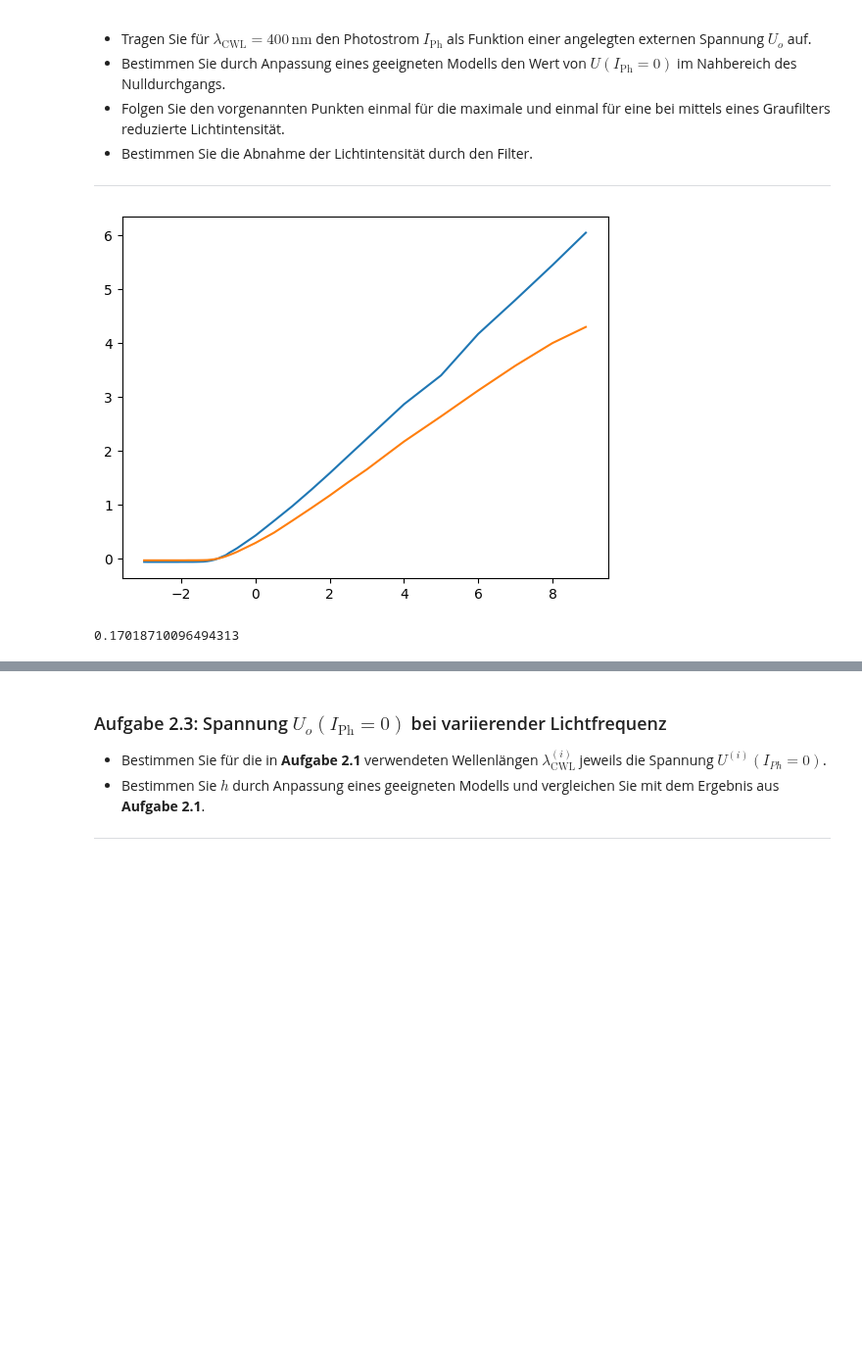
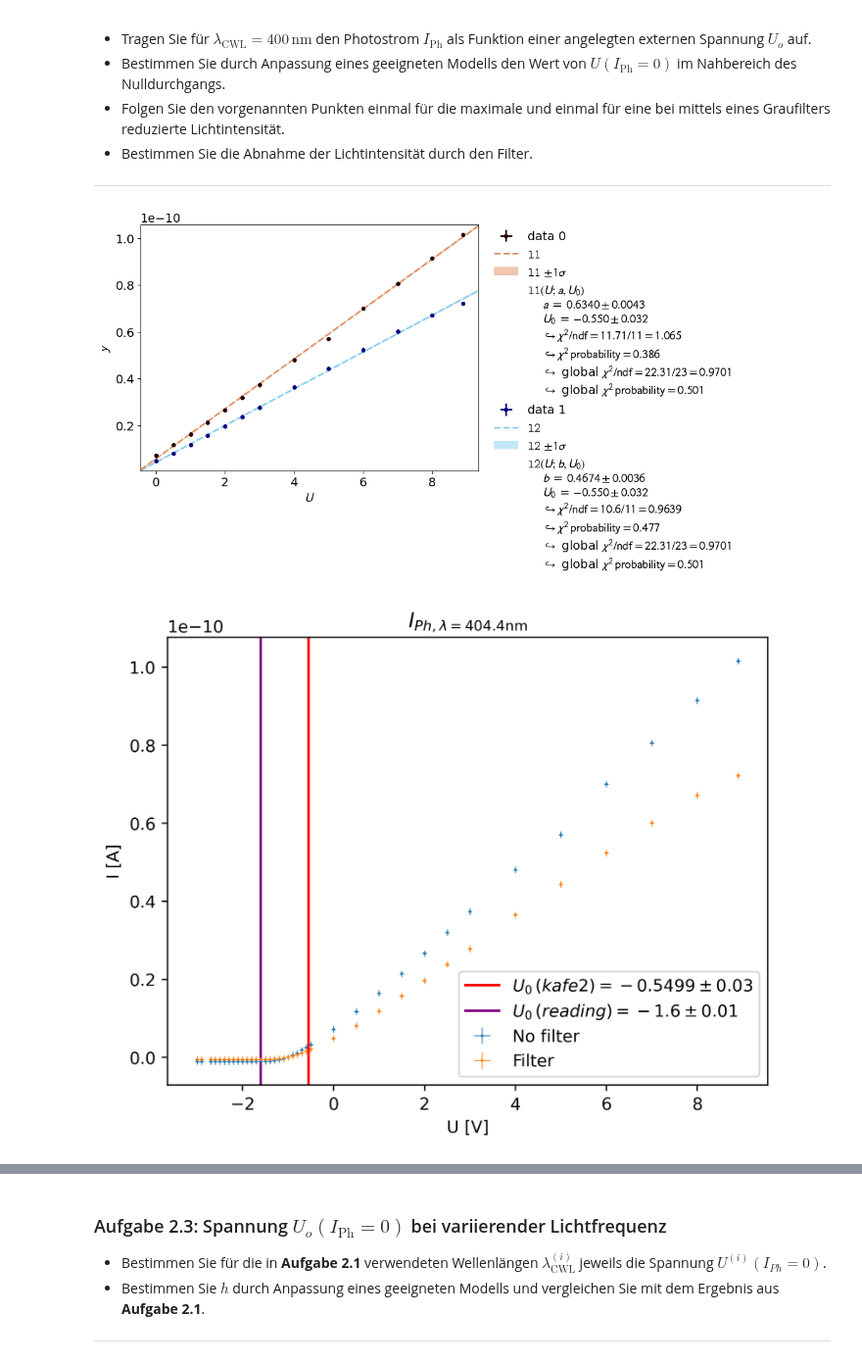
Before and after one commit to HerbertderGrosse/P2-sose-2024, a Jupyter notebook: Photoeffekt/Photoeffekt.ipynb, the cells around one changed output, grey strips where cells are left out. Shown at 98% size. Cells and saved outputs as stored; diff of their text form; code cells hidden in the pictures; blank space fills up the shorter version.

```diff
--- a/Photoeffekt/Photoeffekt.ipynb
+++ b/Photoeffekt/Photoeffekt.ipynb
@@ -157,11 +210,14 @@ array([1.177 , 1.0124, 0.8912, 0.7428, 0.5892, 0.4876])
 # %%
-#plt.plot(Uph[:,0],Uph[:,1])
+freqs = const.c/waves
+Uph = np.array([[1.193,1.172,1.172,1.173,1.175],[1.023,1.009,1.010,1.010,1.010],[0.905,0.887,0.887,0.888,0.889],[0.773,0.735,0.735,0.735,0.736],[0.599,0.586,0.587,0.587,0.587],[0.515,0.483,0.480,0.480,0.480]]) #[nm,V]
+Uphn = np.mean(Uph,axis=1)
+Uphs = np.std(Uph,axis=1)
 
-def U(nu,Wk,h):
-    return h*nu/const.e - Wk
+def U(nu,W,h):
+    return h*nu/const.e - W
 
-err_syst= 0
+err_syst= 0.005 #error when reading the multimeter
 
-kafe2.xy_fit(U,Uph[:,0],np.mean(Uph[:,1:],axis=1),y_error=np.std(Uph[:,1:],axis=1)+err_syst)
+kafe2.xy_fit(U,unp.nominal_values(freqs),Uphn,y_error=Uphs+err_syst)
 kafe2.plot()
 # %% [output]
@@ -183,14 +249,50 @@ const.h
 # %%
 data1 = np.array([[-0.062,-3.00],[-0.063,-2.90],[-0.063,-2.70],[-0.063,-2.60],[-0.063,-2.5],[-0.063,-2.4],[-0.063,-2.3],[-0.063,-2.2],[-0.063,-2.1],[-0.062,-2.0],[-0.062,-1.9],[-0.062,-1.8],[-0.062,-1.7],[-0.061,-1.6],[-0.059,-1.5],[-0.057,-1.4],[-0.050,-1.3],[-0.038,-1.2],[-0.021,-1.1],[0.003,-1.0],[0.034,-0.9],[0.062,-0.8],[0.110,-0.7],[0.149,-0.6],[0.190,-0.5],[0.427,0],[0.700,0.5],[0.977,1],[1.275,1.5],[1.585,2.0],[1.906,2.5],[2.225,3.0],[2.864,4.0],[3.401,5.0],[4.170,6.0],[4.800,7.0],[5.447,8.0],[6.050,8.9]])
 
 data2 = np.array([-0.033]*11+[-0.032]*3+[-0.031,-0.030,-0.028,-0.021,-0.012,0.002,0.019,0.041,0.067,0.094,0.123,0.290,0.481,0.706,0.935,1.170,1.418,1.655,2.172,2.640,3.120,3.580,4.000,4.300])
 
-plt.plot(data1[:,1],data1[:,0])
-plt.plot(data1[:,1],data2)
+data1[:,0] /= Ri.n
+data2 /= Ri.n
+
+uerr = 0.05/Ri.n
+
+
+
+def l1(U,a,U_0):
+    return a*(U-U_0)/Ri.n
+
+def l2(U,b,U_0):
+    return b*(U-U_0)/Ri.n
+
+
+cont1 = kafe2.XYContainer(data1[25:,1],data1[25:,0])
+cont2 = kafe2.XYContainer(data1[25:,1],data2[25:])
+fit1 = kafe2.Fit(cont1,l1)
+fit1.add_error('y',uerr)
+fit2 = kafe2.Fit(cont2,l2)
+fit2.add_error('y',uerr)
+multi = kafe2.MultiFit([fit1,fit2])
+multi.do_fit()
+multiplot = kafe2.Plot(multi)
+multiplot.plot()
+multiplot.y_label = 'Stromstärke'
+multiplot.show()
+
+
+
+plt.errorbar(data1[:,1],data1[:,0],0.05/Ri.n,0.05,fmt='s',markersize=0.5,lw = 0.5,label='No filter')
+plt.errorbar(data1[:,1],data2,0.05/Ri.n,0.05,fmt='s',markersize=0.5,lw = 0.5,label ='Filter')
+plt.axvline(multi.parameter_values[1],label=fr'$U_0\,(kafe2)= {multi.parameter_values[1]:.4}\pm{multi.parameter_errors[1]:.1}$'.format(),color='red')
+plt.axvline(data1[13,1],label=fr'$U_0\,(reading)= {data1[13,1]:.4}\pm{0.01:.1}$'.format(),color='purple')
+plt.legend()
+plt.title(r'$I_{Ph,\lambda = 404.4 \mathrm{nm}}$')
+plt.ylabel('I [A]')
+plt.xlabel('U [V]')
+plt.gcf().set_dpi(400)
 plt.show()
 
-
-np.mean(abs(data1[15:,0]-data2[15:])/(data1[15:,0]))
+#const.e*ufloat(multi.parameter_values[1],multi.parameter_errors[1])/freqs[1]
+#const.e*ufloat(data1[13,1],0.05)/freqs[1]
 # %% [output]
-[figure, old version]
+[figure, new version]
-0.17018710096494313
+[figure, added]
```
Also changed, not shown: parts of 17 cells of this notebook.
